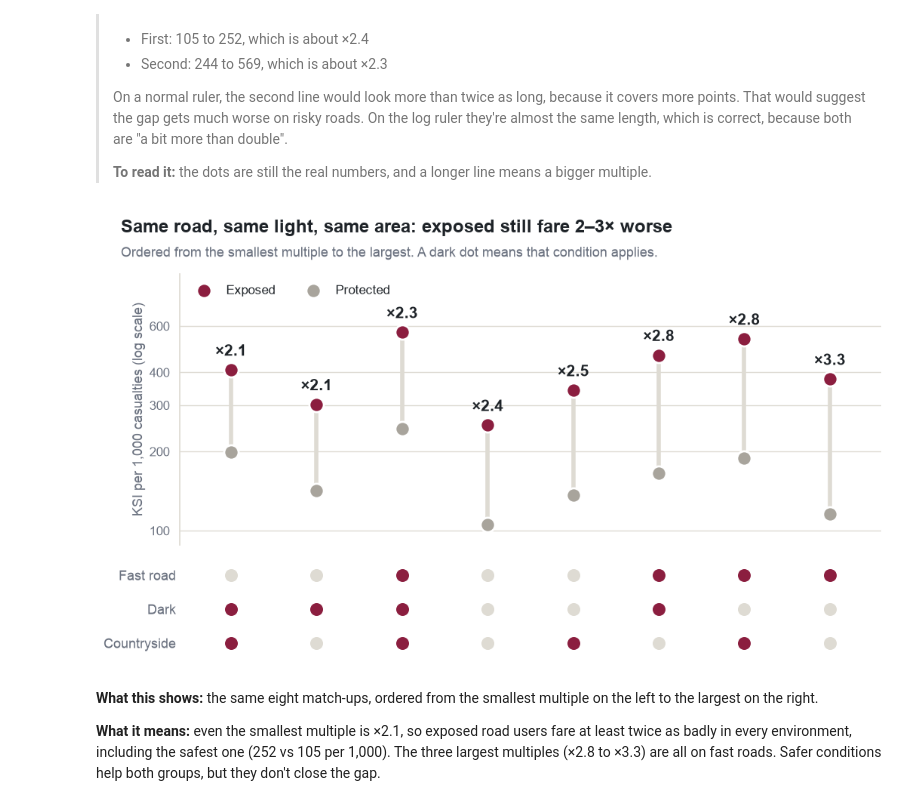
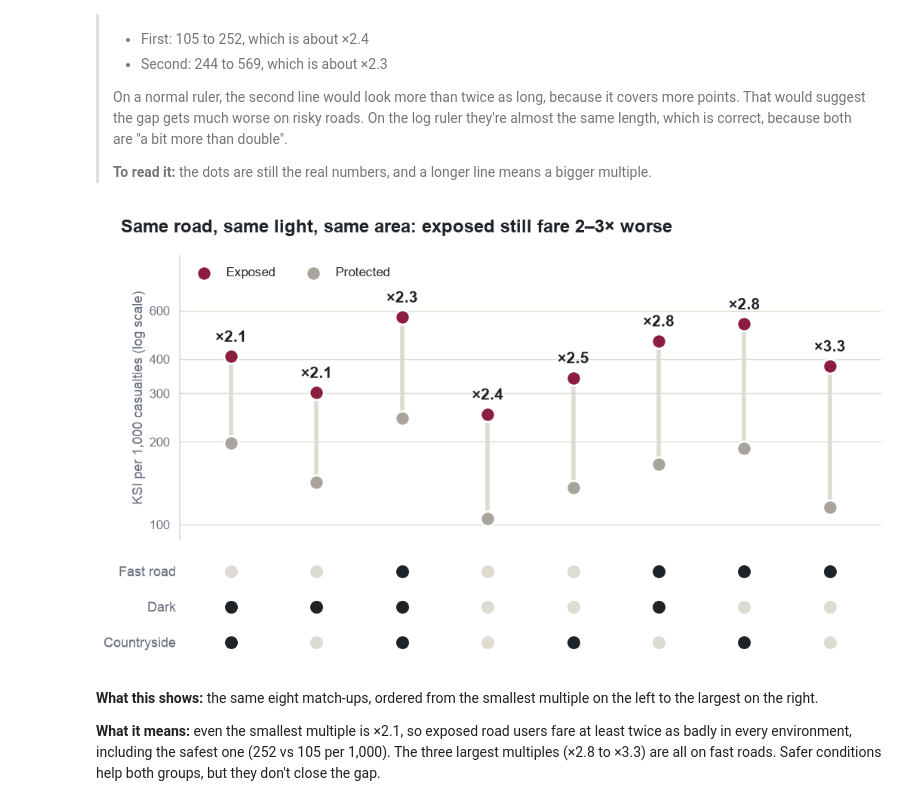
Before and after one commit to hrshankar2002/Data-Vis-Proj, a Jupyter notebook: road_crash_analysis.ipynb, the cells around one changed output. Drawn from its saved outputs; the diff is of its cells as text; code cells hidden in the pictures.

```diff
--- a/road_crash_analysis.ipynb
+++ b/road_crash_analysis.ipynb
@@ -514,37 +524,36 @@ ax.vlines(x, env_matrix["Protected"], env_matrix["Exposed"], color=RULE, linewid
 ax.scatter(x, env_matrix["Protected"], s=190, color=PROTECTED_COLOUR, edgecolor="white", linewidth=2, zorder=2, label="Protected")
 ax.scatter(x, env_matrix["Exposed"], s=190, color=EXPOSED_COLOUR, edgecolor="white", linewidth=2, zorder=2, label="Exposed")
 for row in env_matrix.itertuples():
     ax.text(row.Index, row.Exposed * 1.1, f"×{row.ratio:.1f}", ha="center", va="bottom", fontsize=15, fontweight="bold")
 ax.set_ylim(88, 950)
 ax.set_yticks([100, 200, 300, 400, 600])
 ax.set_yticklabels(["100", "200", "300", "400", "600"])
 ax.minorticks_off()
 ax.set_ylabel("KSI per 1,000 casualties (log scale)")
 ax.grid(axis="y", color=RULE, linewidth=1)
 ax.set_axisbelow(True)
 handles, labels = ax.get_legend_handles_labels()
 ax.legend(handles[::-1], labels[::-1], loc="upper left", frameon=False, ncol=2)
 sns.despine(ax=ax, bottom=True)
 ax.tick_params(axis="x", length=0)
 
 factors = [("Fast road", "fast"), ("Dark", "dark"), ("Countryside", "rural")]
 for y, (_, column) in zip([4, 3, 2], factors):
     on = env_matrix[column].to_numpy()
     ax_grid.scatter(x[~on], [y] * (~on).sum(), s=150, color=RULE, linewidth=0)
-    ax_grid.scatter(x[on], [y] * on.sum(), s=150, color=HARM, linewidth=0)
+    ax_grid.scatter(x[on], [y] * on.sum(), s=150, color=INK, linewidth=0)
 ax_grid.set_yticks([4, 3, 2], [f[0] for f in factors])
 ax_grid.set_ylim(1.4, 4.6)
 ax_grid.set_xlim(-0.6, x.max() + 0.6)
 ax_grid.set_xticks([])
 ax_grid.tick_params(axis="y", length=0, labelsize=13)
 sns.despine(ax=ax_grid, left=True, bottom=True)
 
-headline(fig, "Same road, same light, same area: exposed still fare 2–3× worse",
-         "Ordered from the smallest multiple to the largest. A dark dot means that condition applies.")
+headline(fig, "Same road, same light, same area: exposed still fare 2–3× worse")
 save(fig, "02b_matched_conditions_matrix.png")
 plt.show()
 # %% [output]
-[figure, old version]
+[figure, new version]
 # %% [markdown]
 **What this shows:** the same eight match-ups, ordered from the smallest multiple on the left to the largest on the right.
 
```
Also changed, not shown: parts of 19 cells of this notebook, 7 other files.
